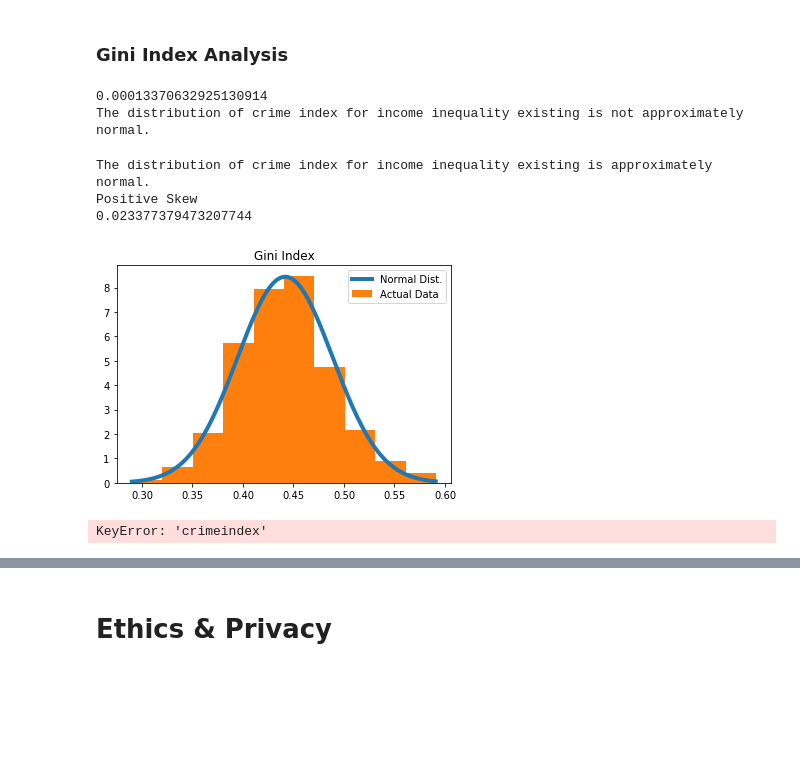
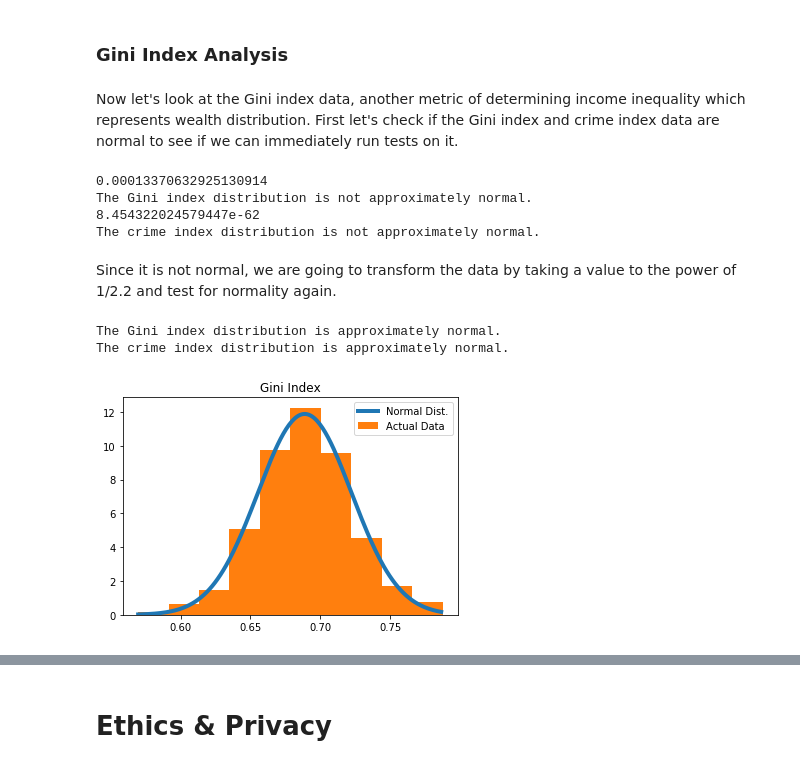
Before and after one commit to ewinterstorm/cogs108_finalproject, a Jupyter notebook: FinalProject.ipynb, the cells around one changed output, grey strips where cells are left out. Cells and saved outputs as stored; diff of their text form; code cells hidden in the pictures; blank space fills up the shorter version.

```diff
--- a/FinalProject.ipynb
+++ b/FinalProject.ipynb
@@ -1220,5 +1189,7 @@ There is a weak positive correlation between quintile share and crime index
 # %% [markdown]
 ### Gini Index Analysis
+# %% [markdown]
+Now let's look at the Gini index data, another metric of determining income inequality which represents wealth distribution. First let's check if the Gini index and crime index data are normal to see if we can immediately run tests on it.
 # %%
 # First, let us see if the Gini Index values are normal
 gini = crime_gini_df['Estimate; Gini Index']
@@ -1226,56 +1197,61 @@ gini = crime_gini_df['Estimate; Gini Index']
 st_gini, p_gini = normaltest(gini)
 print(p_gini)
 if p_gini > 0.01:
-    print('The distribution of crime index for income inequality existing is approximately normal.')
+    print('The Gini index distribution is approximately normal.')
 else:
-    print('The distribution of crime index for income inequality existing is not approximately normal.')
+    print('The Gini index distribution is not approximately normal.')
+
+# See if the crime index values are normal
+crimeindex = crime_gini_df['crime index']
+# Test to see if the crime index values are normal
+st_crime, p_crime = normaltest(crimeindex)
+print(p_crime)
+if p_crime > 0.01:
+    print('The crime index distribution is approximately normal.')
+else:
+    print('The crime index distribution is not approximately normal.')
 # %% [output]
 0.00013370632925130914
-The distribution of crime index for income inequality existing is not approximately normal.
+The Gini index distribution is not approximately normal.
+8.454322024579447e-62
+The crime index distribution is not approximately normal.
+# %% [markdown]
+Since it is not normal, we are going to transform the data by taking a value to the power of 1/2.2 and test for normality again.
 # %%
-# Transform the Gini index so it is normal
+# Transform the Gini index and crime index so they are normal
 transform_gini = []
+transform_crime = []
 for i in range(len(gini)):
-    #y = (gini[i]-np.mean(gini))/np.std(gini)
-    #y = (gini[i]-min(gini))/(max(gini)-min(gini))
     y = gini[i]**(1/2.2)
-    #y = math.log(gini[i])
+    k = crimeindex[i]**(1/2.2)
     transform_gini.append(y)
+    transform_crime.append(k)
 
+# Test Gini index for normality again
 st_gini_transform, p_gini_transform = normaltest(transform_gini)
 if p_gini_transform > 0.01:
-    print('The distribution of crime index for income inequality existing is approximately normal.')
+    print('The Gini index distribution is approximately normal.')
 else:
-    print('The distribution of crime index for income inequality existing is not approximately normal.')
-xs = np.arange(min(gini), max(gini), 0.001)
-fit = stats.norm.pdf(xs, np.mean(gini), np.std(gini))
+    print('The Gini index distribution is not approximately normal.')
+
+# Test crime index for normality again
+st_crime_transform, p_crime_transform = normaltest(transform_crime)
+if p_crime_transform > 0.01:
+    print('The crime index distribution is approximately normal.')
+else:
+    print('The crime index distribution is not approximately normal.')
+
+xs = np.arange(min(transform_gini), max(transform_gini), 0.001)
+fit = stats.norm.pdf(xs, np.mean(transform_gini), np.std(transform_gini))
 plt.plot(xs, fit, label = 'Normal Dist.', lw = 4)
-plt.hist(gini, density = True, label = 'Actual Data');
+plt.hist(transform_gini, density = True, label = 'Actual Data');
 plt.title('Gini Index')
 plt.legend();
 
-import statistics
-if(statistics.median(gini) < statistics.mean(gini)):
-    print('Positive Skew')
-else:
-    print('Negative Skew')
-print(p_gini_transform)
-
+# Create a new column for the transformed Gini Index and rewrite crime index column
 crime_gini_df['TransformedGini'] = transform_gini
+crime_gini_df['crime index'] = transform_crime
 # %% [output]
-The distribution of crime index for income inequality existing is approximately normal.
-Positive Skew
-0.023377379473207744
+The Gini index distribution is approximately normal.
+The crime index distribution is approximately normal.
-[figure, old version]
+[figure, new version]
-# %%
-# First, let us see if the Gini Index values are normal
-crimeindex= crime_gini_df['crimeindex']
-# Test to see if the gini index values are normal
-st_crime, p_crime = normaltest(crimeindex)
-print(p_crime)
-if p_gini > 0.01:
-    print('The distribution of crime index for income inequality existing is approximately normal.')
-else:
-    print('The distribution of crime index for income inequality existing is not approximately normal.')
-# %% [output]
-KeyError: 'crimeindex'
```
Also changed, not shown: parts of 51 cells of this notebook.
